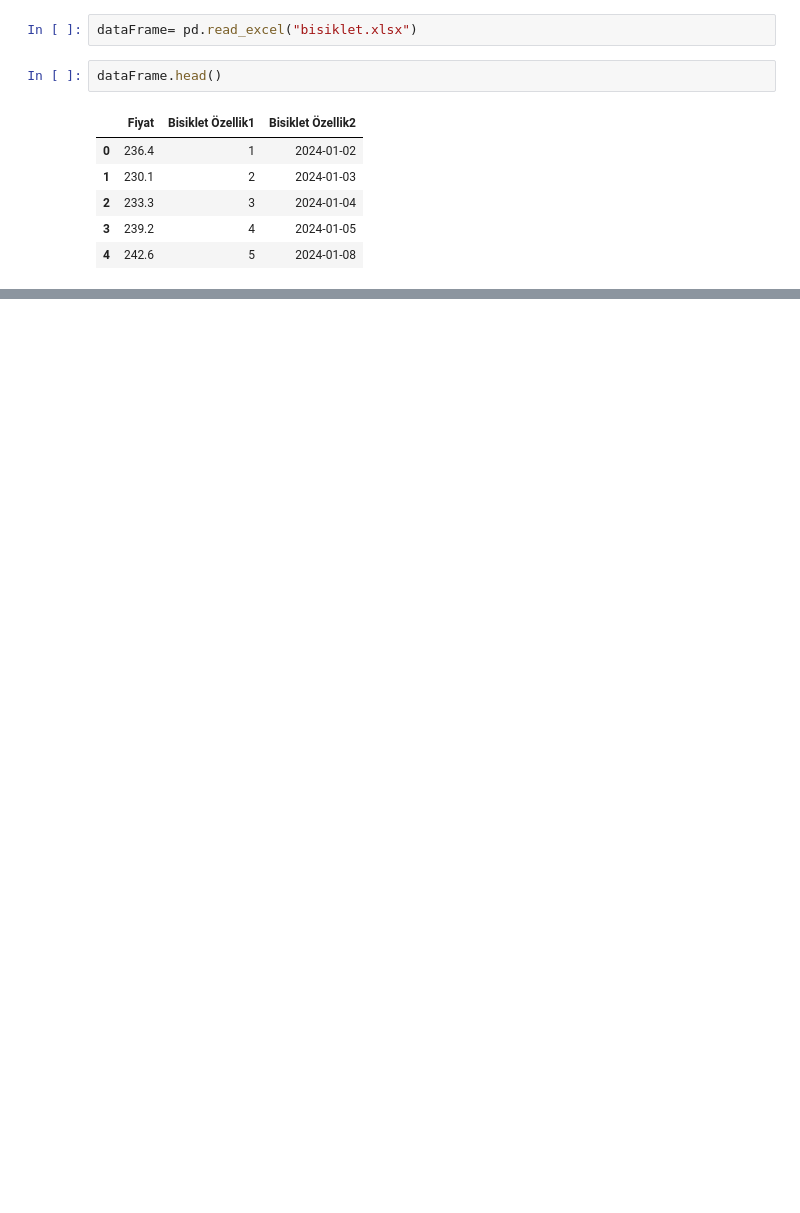
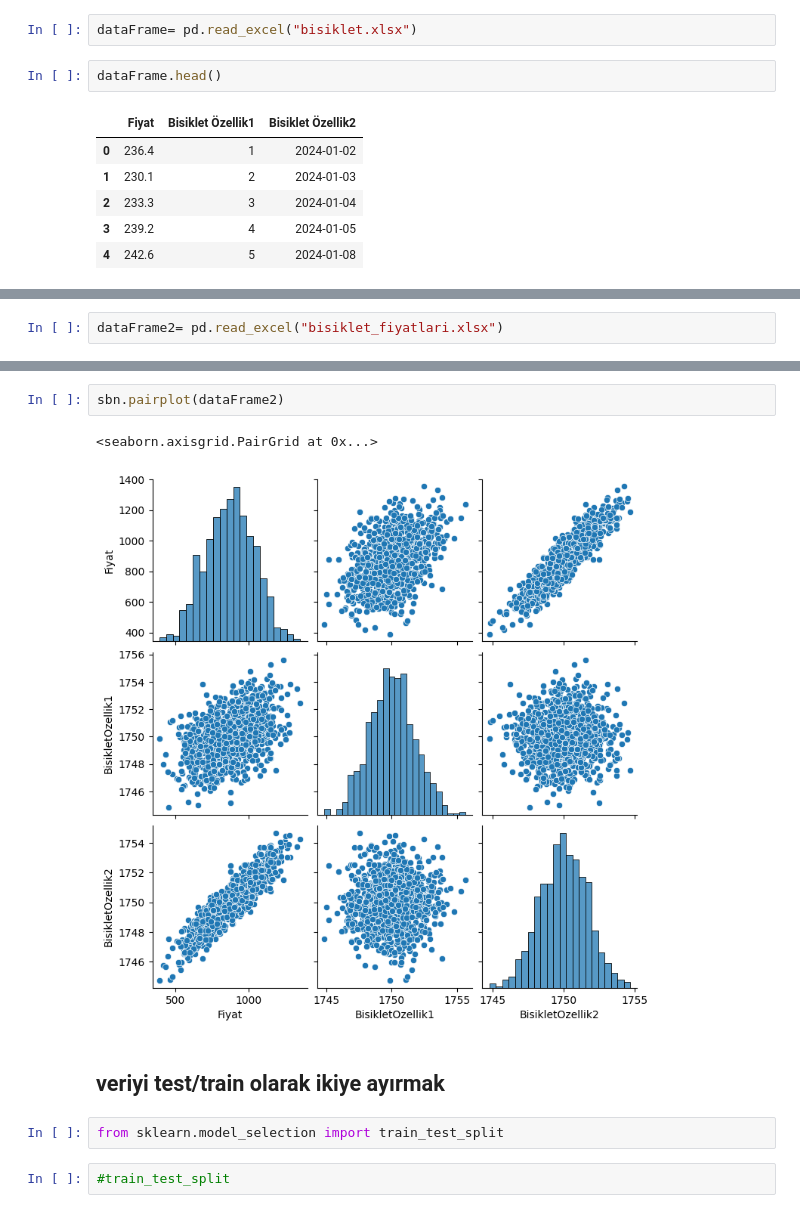
Before and after one commit to SELIMCNR/Python-learning-Jupiter, a Jupyter notebook: 29-TenserFlow.ipynb, the cells around one changed output, grey strips where cells are left out. Cells and saved outputs as stored; diff of their text form; blank space fills up the shorter version.

```diff
--- a/29-TenserFlow.ipynb
+++ b/29-TenserFlow.ipynb
@@ -21,0 +22,2 @@ NameError: name 'sbn' is not defined
+# %%
+dataFrame2= pd.read_excel("bisiklet_fiyatlari.xlsx")
@@ -21,0 +33,11 @@ NameError: name 'sbn' is not defined
+# %%
+sbn.pairplot(dataFrame2)
+# %% [output]
+<seaborn.axisgrid.PairGrid at 0x...>
+[figure, added]
+# %% [markdown]
+## veriyi test/train olarak ikiye ayırmak
+# %%
+from sklearn.model_selection import train_test_split
+# %%
+#train_test_split
```
Also changed, not shown: parts of 49 cells of this notebook, 3 other files.
